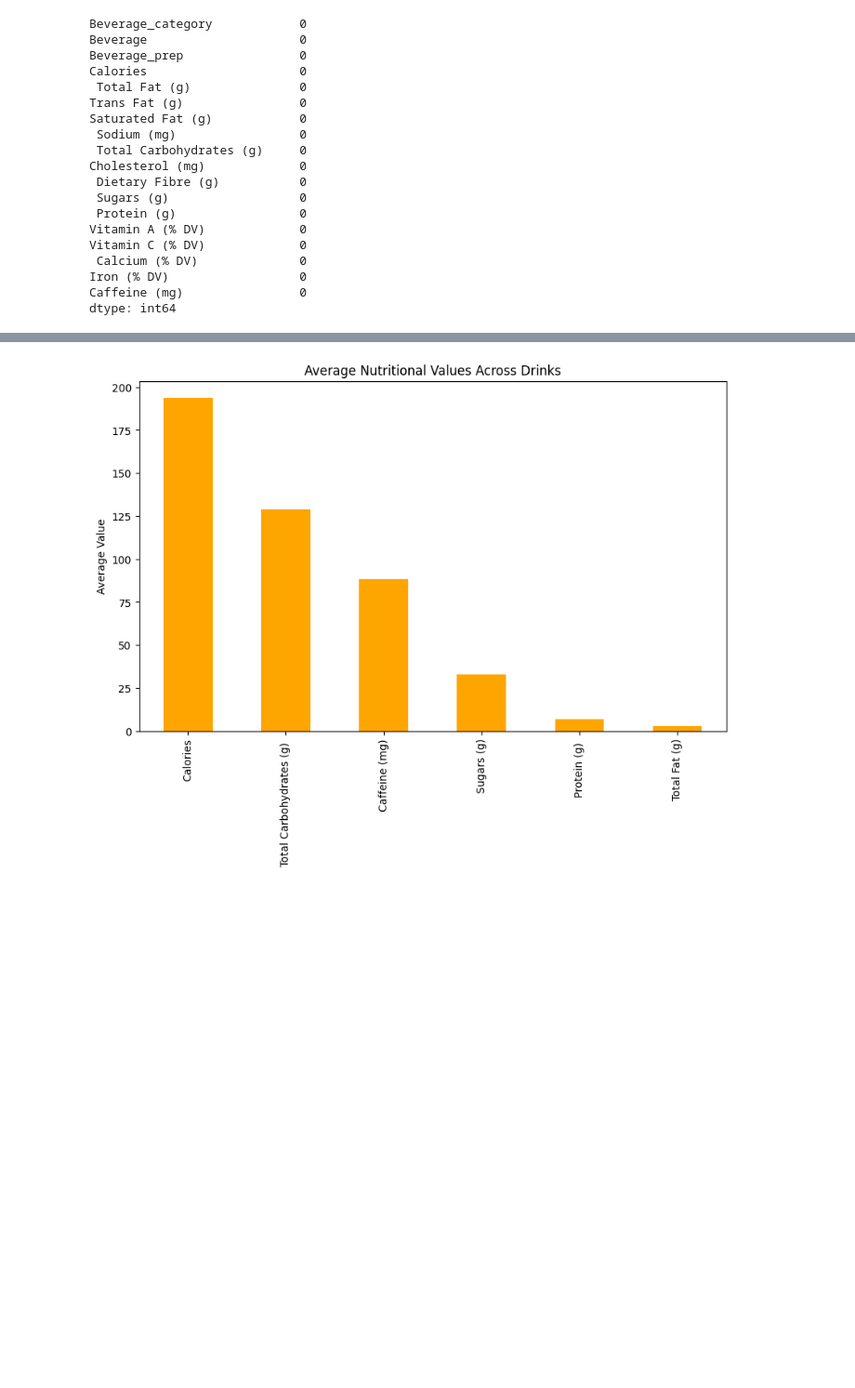
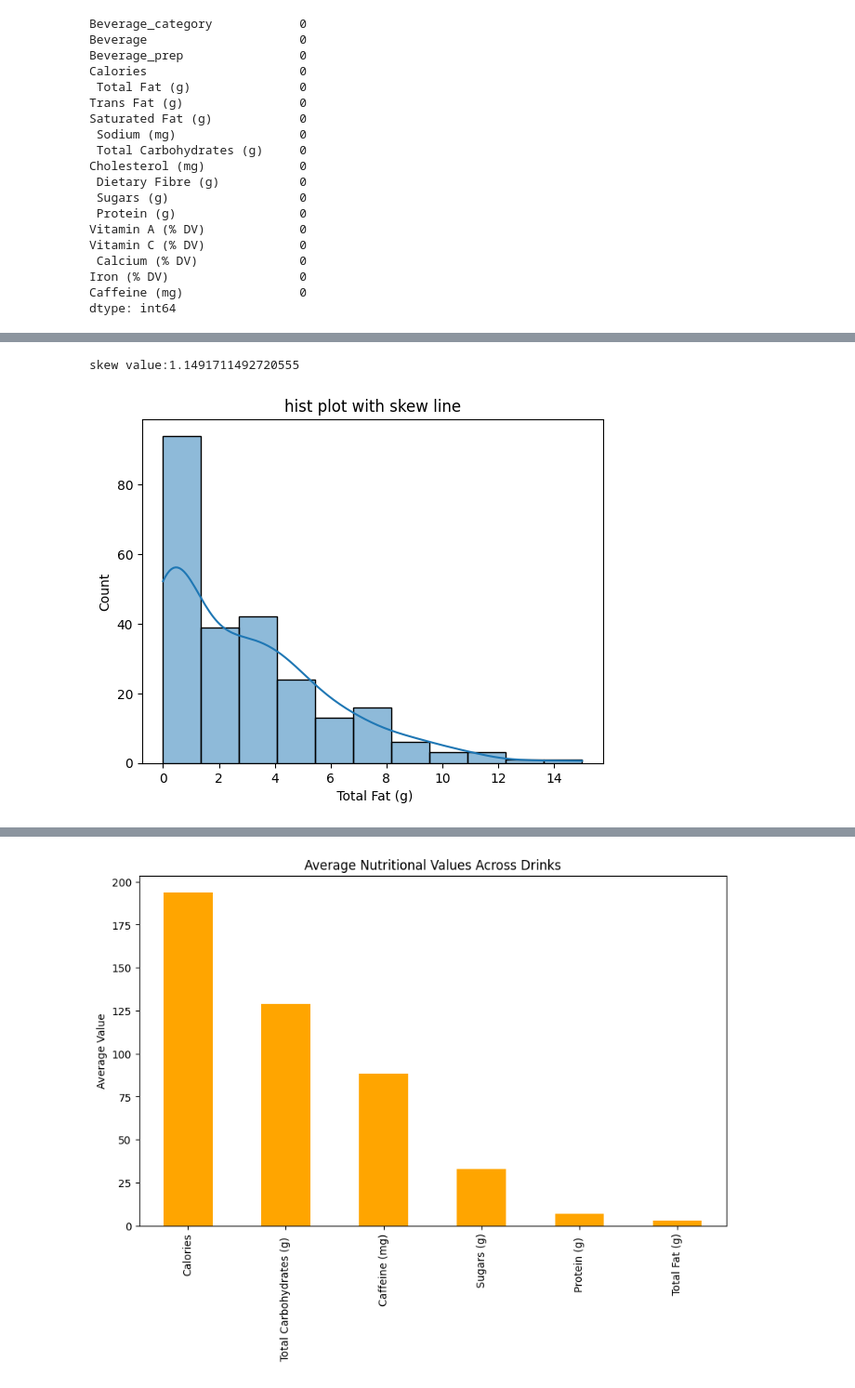
Before and after one commit to SREEVIBU/STARBURGS, a Jupyter notebook: starbugs.ipynb, the cells around one changed output, grey strips where cells are left out. Shown at 93% size. Cells and saved outputs as stored; diff of their text form; code cells hidden in the pictures; blank space fills up the shorter version.

```diff
--- a/starbugs.ipynb
+++ b/starbugs.ipynb
@@ -204,0 +215,11 @@ dtype: int64
+# %%
+df[' Total Fat (g)'] = pd.to_numeric(df[' Total Fat (g)'], errors='coerce')
+df[' Total Fat (g)'] = df[' Total Fat (g)'].fillna(df[' Total Fat (g)'].mean())
+skew=df[' Total Fat (g)'].skew()
+print(f"skew value:{skew}")
+sns.histplot(x=' Total Fat (g)',data=df,kde=True)
+plt.title("hist plot with skew line")
+plt.show()
+# %% [output]
+skew value:1.1491711492720555
+[figure, added]
```
Also changed, not shown: parts of 25 cells of this notebook, 1 other file.
